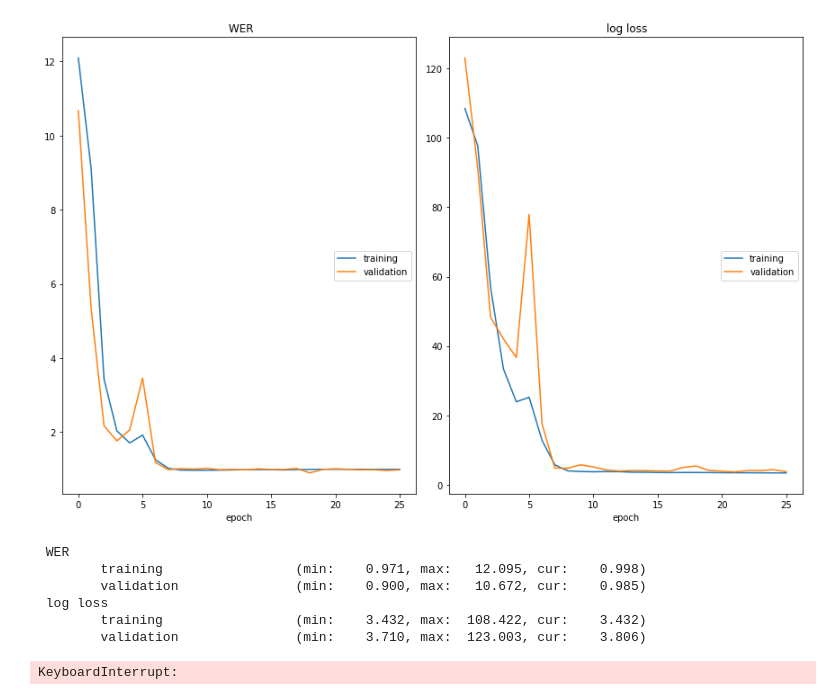
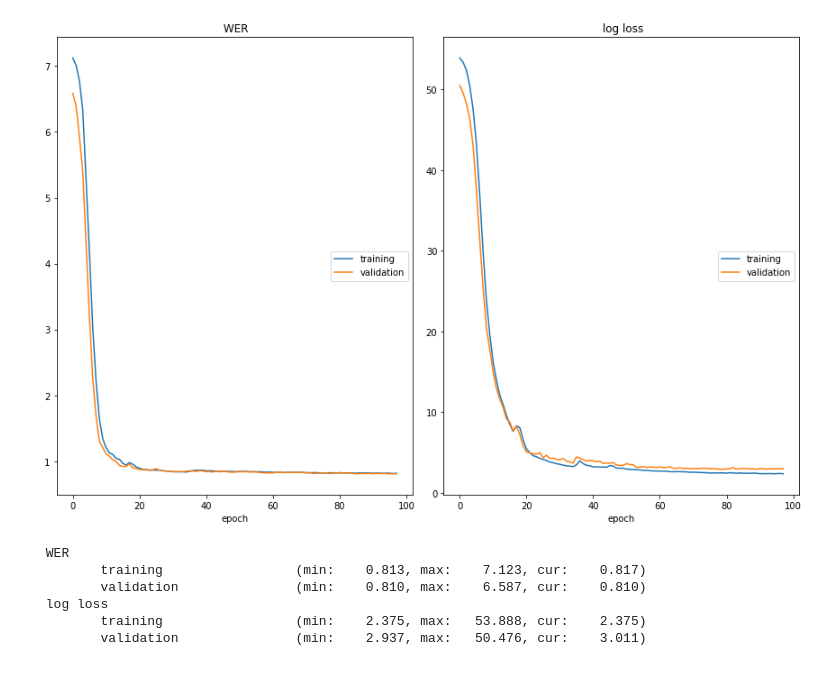
Before and after one commit to discort/chord-recognition, a Jupyter notebook: experiments/experiment6_3.ipynb, the cells around one changed output. Cells and saved outputs as stored; diff of their text form; code cells hidden in the pictures.

```diff
--- a/experiments/experiment6_3.ipynb
+++ b/experiments/experiment6_3.ipynb
@@ -39,33 +42,30 @@ plt.rcParams['figure.figsize'] = (14, 5)
 # %%
-# Exp6
 window_size = 8192
 hop_length = 4410
-context_size = 7
 seq_length = 100
-target_length = 15
-
 #ds = prepare_datasource(('beatles', 'zweieck', 'queen', 'robbie_williams'))
 ds = prepare_datasource(('beatles',))
 cache = HDF5Cache(os.path.join(PROJECT_DIR, 'spectrogram_ann_cache.hdf5'))
-dataset = StackedFrameDataset(
+
+dataset = make_batch_frame_log_spec_dataset(
     datasource=ds,
-    seq_length=seq_length,
-    target_length=target_length,
-    context_size=context_size,
     window_size=window_size,
     hop_length=hop_length,
-    cache=cache)
+    seq_length=seq_length,
+    cache=cache
+)
 # %%
 # Split dataset into train/val
 indices = np.arange(len(dataset))
 idx_train, idx_val = train_test_split(
     indices, test_size=0.2, random_state=RANDOM_STATE)
 # %%
+train_data = Subset(dataset, idx_train)
+
 # Calculate TRAIN_MEAN, TRAIN_STD
-X_train_temp = np.hstack([xi.reshape(xi.shape[1], xi.shape[0] * xi.shape[2])
-                          for xi,_ in dataset[idx_train]])
-TRAIN_MEAN = X_train_temp.mean(axis=1).reshape(-1, 1)
-TRAIN_STD = X_train_temp.std(axis=1).reshape(-1, 1)
+X_train_temp = np.vstack([xi for xi,_ in train_data])
+TRAIN_MEAN = X_train_temp.mean(axis=0).reshape(1, -1)
+TRAIN_STD = X_train_temp.std(axis=0).reshape(1, -1)
 
 del X_train_temp
 # %%
@@ -79,7 +78,7 @@ transform = transforms.Compose([
 train_data.dataset.transform = transform
 val_data.dataset.transform = transform
 # %%
-batch_size = 16
+batch_size = 128
 
 # Split dataset into train/val datasets
 loader_train = DataLoader(
@@ -87,10 +86,12 @@ loader_train = DataLoader(
     batch_size=batch_size,
     shuffle=True,
     pin_memory=True,
+    collate_fn=lambda x: data_processing(x),
     num_workers=0)
 loader_val = DataLoader(
     dataset=val_data,
     num_workers=0,
+    collate_fn=lambda x: data_processing(x),
     batch_size=batch_size)
 
 dataloaders = {
@@ -98,41 +99,43 @@ dataloaders = {
     "val": loader_val
 }
 # %%
-model = deep_harmony(n_rnn_layers=3)
+model = deep_harmony(
+    n_feats=105,
+    n_rnn_layers=3,
+    cnn_kwargs=dict(n_cnn_layers=3, block_depth=2, nonlinearity=nn.ReLU))
+
 if torch.cuda.is_available():
     model.cuda()
 
 learning_rate = 1e-3
-epochs=30
+epochs=100
 weight_decay = 0
 optimizer = optim.AdamW(
     model.parameters(),
     lr=learning_rate,
     betas=(0.9, 0.999),
     weight_decay=weight_decay)
 scheduler = optim.lr_scheduler.OneCycleLR(
     optimizer=optimizer,
     max_lr=1e-3,
-    final_div_factor=1e6,
     steps_per_epoch=len(loader_train),
     epochs=epochs,
     anneal_strategy='linear',
 )
 
 solver = Solver(
     model=model,
     optimizer=optimizer,
     dataloaders=dataloaders,
     scheduler=scheduler,
-    trained_model_name="deep_auditory_v2_exp6_3.pth",
+    trained_model_name="deep_harmony_exp6_3.pth",
     epochs=epochs)
 solver.train()
 # %% [output]
-[figure, old version]
+[figure, new version]
  WER
-        training                 (min:    0.971, max:   12.095, cur:    0.998)
-        validation               (min:    0.900, max:   10.672, cur:    0.985)
+        training                 (min:    0.813, max:    7.123, cur:    0.817)
+        validation               (min:    0.810, max:    6.587, cur:    0.810)
  log loss
-        training                 (min:    3.432, max:  108.422, cur:    3.432)
-        validation               (min:    3.710, max:  123.003, cur:    3.806)
+        training                 (min:    2.375, max:   53.888, cur:    2.375)
+        validation               (min:    2.937, max:   50.476, cur:    3.011)
-KeyboardInterrupt:
```
Also changed, not shown: parts of 6 cells of this notebook.
